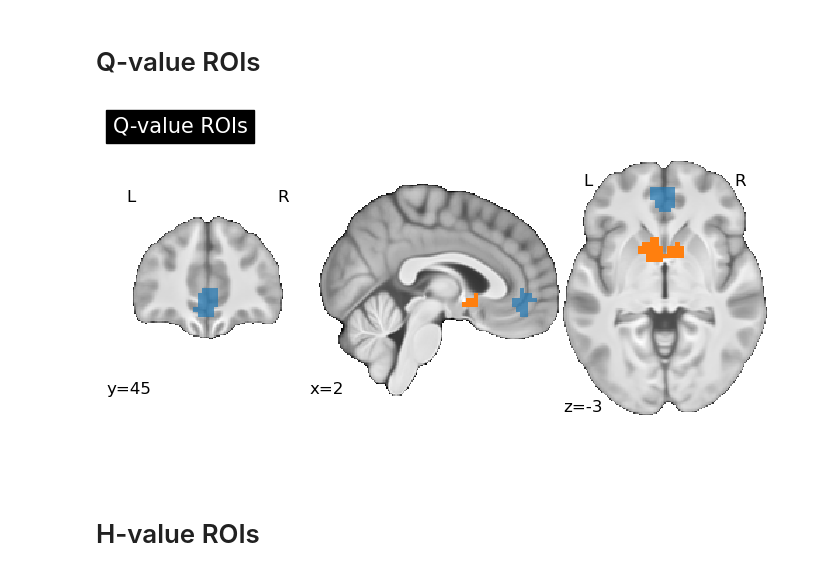
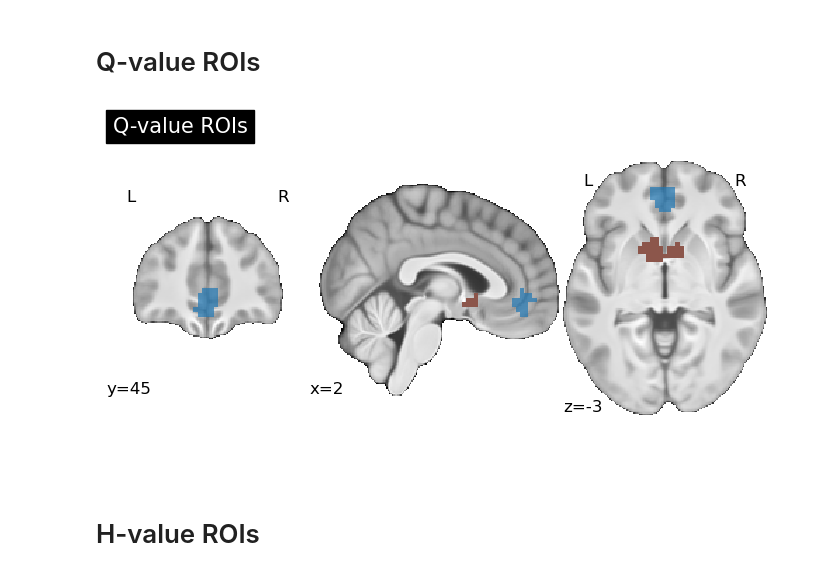
Before and after one commit to hugofluhr/learning-habits-analysis, a Jupyter notebook: results_notebooks/figures.ipynb, the cells around one changed output. Cells and saved outputs as stored; diff of their text form; code cells hidden in the pictures.

```diff
--- a/results_notebooks/figures.ipynb
+++ b/results_notebooks/figures.ipynb
@@ -28,34 +29,34 @@ for mask_file in mask_files:
 # %%
 # Use tab10 colormap for ROI colors
 roi_colors = [cm.tab10(i) for i in range(10)]
 roi_cmps = [ListedColormap([c]) for c in roi_colors]
 
 # Q-value ROI plot
 display = plotting.plot_roi(
     masks['vmpfc'],
     bg_img=avg_T1,
     black_bg=False,
     title='Q-value ROIs',
     display_mode='ortho',
     draw_cross=False,
     cut_coords=(2, 45, -3),
     cmap=roi_cmps[0],
     dim=0
 )
 
 display.add_overlay(
     masks['striatum'],
-    cmap=roi_cmps[1]
+    cmap=roi_cmps[5]
 )
 
 display.savefig(
     f"{figures_dir}/Q_value_ROIs.png",
     dpi=600
 )
 
 plotting.show()
 # %% [output]
-[figure, old version]
+[figure, new version]
 # %% [markdown]
 # H-value ROIs
 # %%
```
Also changed, not shown: parts of 20 cells of this notebook.
